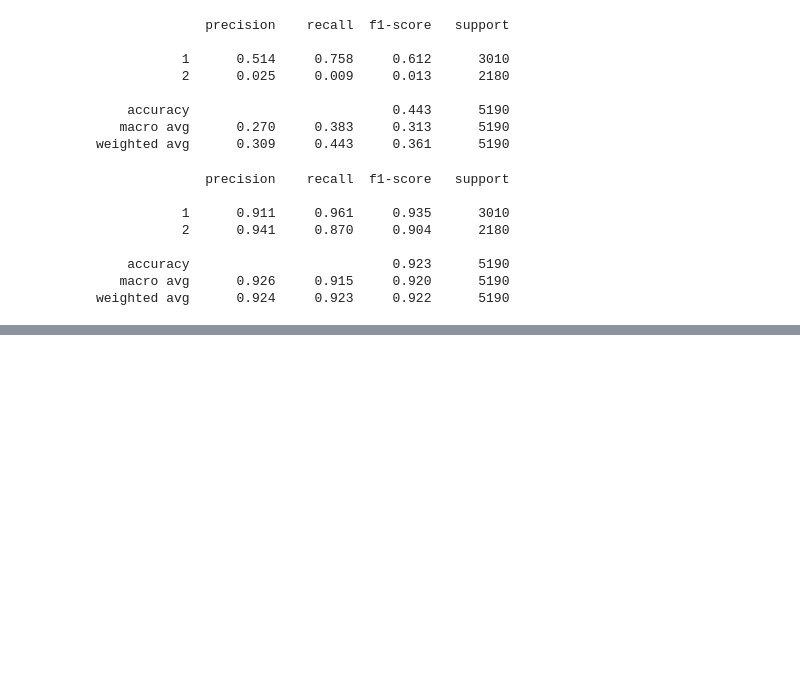
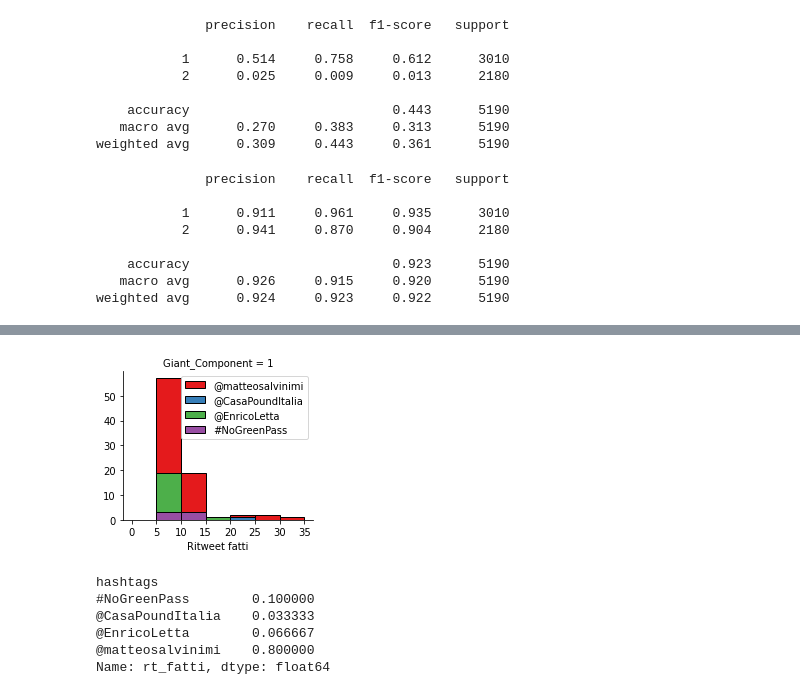
Before and after one commit to ES-git95/SMA-Project, a Jupyter notebook: evaluation.ipynb, the cells around one changed output, grey strips where cells are left out. Cells and saved outputs as stored; diff of their text form; code cells hidden in the pictures; blank space fills up the shorter version.

```diff
--- a/evaluation.ipynb
+++ b/evaluation.ipynb
@@ -17,3 +14,6 @@ nodes.head()
+# %%
+nodes=pd.read_csv('nodes_definitivo.csv')
+edges=pd.read_csv('Edges_df6.csv')
 # %%
 # Prima delle valutazioni è necessario rimuovere gli elementi  esterni al giant component
 nodes_eval=nodes[nodes["Giant_Component"]==1]
@@ -93,0 +83,11 @@ weighted avg      0.924     0.923     0.922      5190
+# %%
+#ricreiamo la rete per il solo giant component
+g_nx=nx.from_pandas_edgelist(edges,source='Source',target='Target')
+component_subgraph_list = list(nx.connected_components(g_nx))
+largest_component = list(max(component_subgraph_list,key=len))
+nodes_list=list(nodes.Id)
+new_edges=edges[(edges['Source'].isin(largest_component)) & (edges['Target'].isin(largest_component))]
+# %%
+#creazione grafo in networkx della Giant Component
+G_directed=nx.from_pandas_edgelist(new_edges,source='Source',target='Target',create_using=nx.DiGraph())
+G_nx=nx.from_pandas_edgelist(new_edges,source='Source',target='Target')
@@ -93,0 +184,8 @@ weighted avg      0.924     0.923     0.922      5190
+# %%
+out_degrees=dict(G_directed.out_degree())
+out_degrees_sort=dict(sorted(out_degrees.items(), key=lambda item: item[1], reverse= True))
+twitters=pd.DataFrame(list(out_degrees_sort.items()),columns=("id_utente","rt_fatti"))
+twitters=pd.merge(twitters,nodes[["Id","Label","hashtags","Giant_Component"]],left_on="id_utente",right_on="Id",how="left")
+twitters.drop("Id",axis=1,inplace=True)
+twitters.head(20)
+#possiamo notare che gli utenti più attivi siano quasi tutti appartenenti all'hashtag @matteosalvinimi
@@ -93,0 +231,21 @@ weighted avg      0.924     0.923     0.922      5190
+# %%
+bins=np.arange(0, 40, 5)
+g = sns.FacetGrid(twitters[twitters["rt_fatti"]>5], col="Giant_Component", hue="hashtags", palette="Set1", col_wrap=2)
+g.map(plt.hist, 'rt_fatti', bins=bins, ec="k")
+plt.xlabel("Ritweet fatti")
+g.axes[-1].legend()
+plt.xticks(np.arange(0, 40, 5))
+
+plt.show()
+# %% [output]
+[figure, added]
+# %%
+#percentuale di appartenenza dei top30 utenti più attivi
+twitters.head(30).groupby("hashtags")["rt_fatti"].count()/twitters.head(30)["rt_fatti"].count()
+# %% [output]
+hashtags
+#NoGreenPass        0.100000
+@CasaPoundItalia    0.033333
+@EnricoLetta        0.066667
+@matteosalvinimi    0.800000
+Name: rt_fatti, dtype: float64
```
Also changed, not shown: parts of 45 cells of this notebook, 1 other file.
